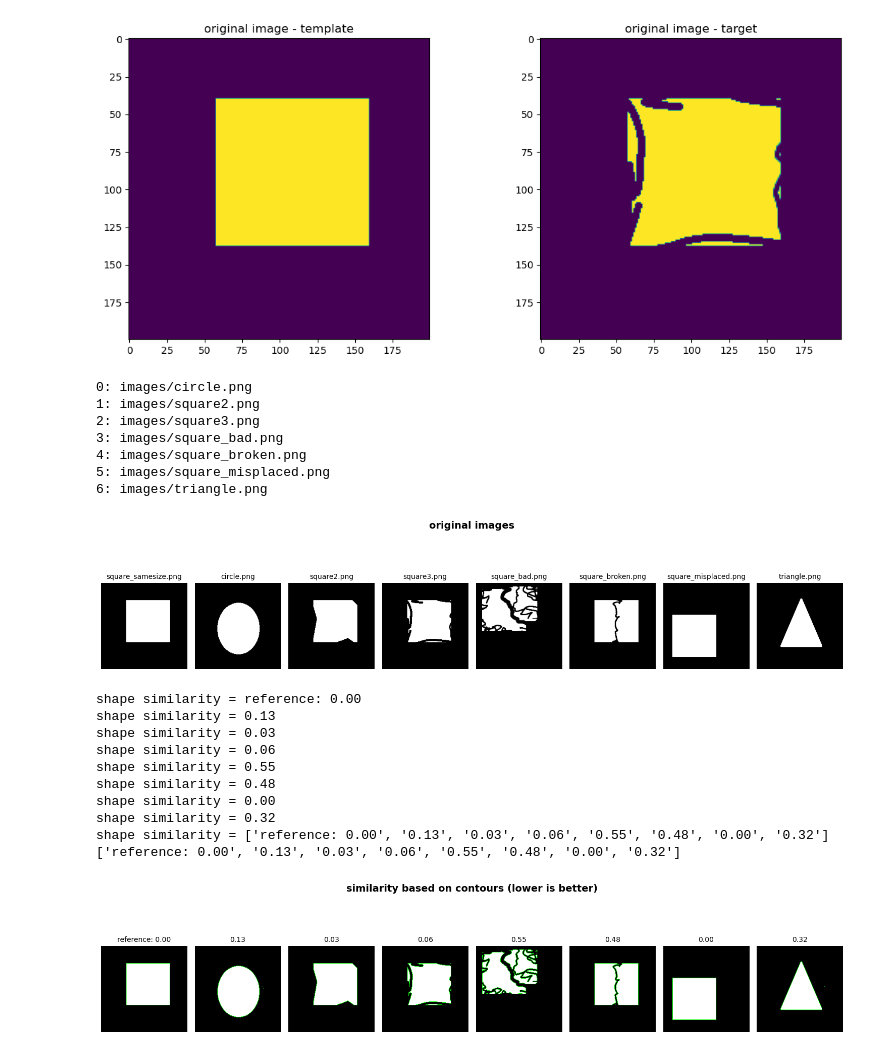
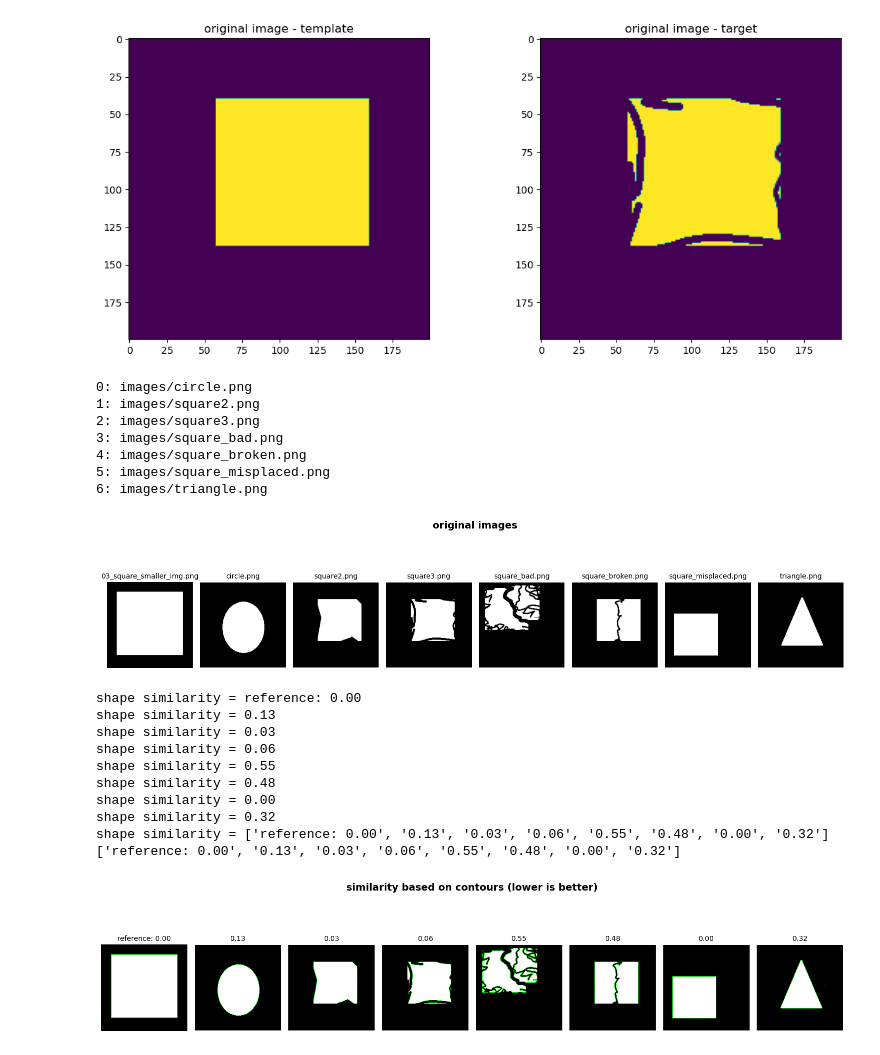
Before and after one commit to doriantsai/coral_tab_inspection, a Jupyter notebook: tab_assessment_binary.ipynb, the cells around one changed output. Saved outputs shown, nothing was run; the diff lists cells and outputs as text; code cells hidden in the pictures.

```diff
--- a/tab_assessment_binary.ipynb
+++ b/tab_assessment_binary.ipynb
@@ -240,7 +240,7 @@ for i, img_name in enumerate(img_list):
 
 # reference image:
 ref_list = sorted(Path(ref_dir).rglob('*.png'))
-img_ref_name = ref_list[1] # assume the first image name in the list if the reference image (manually named AA_reference.png)
+img_ref_name = ref_list[2] # assume the first image name in the list if the reference image (manually named AA_reference.png)
 img_ref = cv.imread(img_ref_name, cv.IMREAD_COLOR_RGB)
 img_ref = cv.cvtColor(img_ref, cv.COLOR_RGB2GRAY)
 
@@ -275,34 +275,34 @@ for i, img in enumerate(imgs):
             label = f'reference: {label}'
         print(f'shape similarity = {label}')
 
         # draw the contour
         img_contour = cv.cvtColor(img, cv.COLOR_GRAY2BGR)
         cv.drawContours(img_contour, cont, -1, green, thickness) #-1 for just contour, no fill
 
 
         conts.append(cont)
         shape_similarity.append(label)
         imgs_cont.append(img_contour)
 
 print(f'shape similarity = {shape_similarity}')
 print(shape_similarity)
 # make plots
 fig_similarity_contour = ImageRowDisplay(images=imgs_cont, labels=shape_similarity, title="similarity based on contours (lower is better)", figsize=figsize)
 fig_similarity_contour.show_images()
 fig_similarity_contour.save(base_fig_name='shape_similarity.png', dir=out_dir)
 
 
 # similarity = 0 is perfect similarity
 # set a threshold for similarity
 # %% [output]
 0: images/circle.png
 1: images/square2.png
 2: images/square3.png
 3: images/square_bad.png
 4: images/square_broken.png
 5: images/square_misplaced.png
 6: images/triangle.png
-[figure, old version]
+[figure, new version]
 shape similarity = reference: 0.00
 shape similarity = 0.13
 shape similarity = 0.03
@@ -313,7 +313,7 @@ shape similarity = 0.00
 shape similarity = 0.32
 shape similarity = ['reference: 0.00', '0.13', '0.03', '0.06', '0.55', '0.48', '0.00', '0.32']
 ['reference: 0.00', '0.13', '0.03', '0.06', '0.55', '0.48', '0.00', '0.32']
-[figure, old version]
+[figure, new version]
 # %%
 # inspect using normalised cross-correlation
 
```
Also changed, not shown: parts of 1 cell of this notebook, 4 other files.
